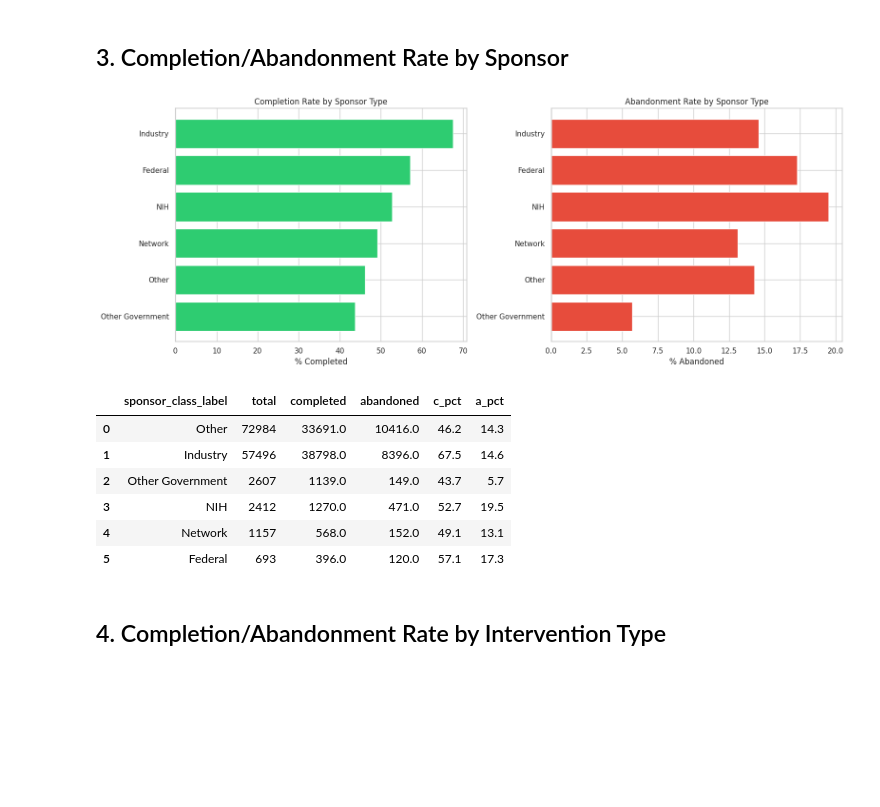
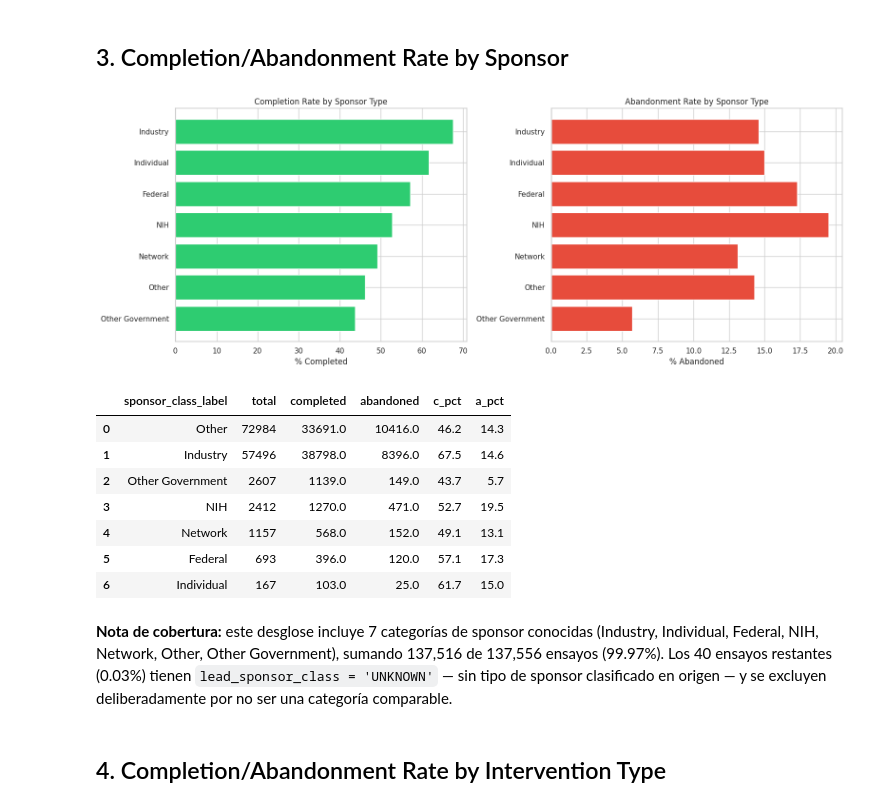
Before and after one commit to adriansoriacastellano/clinical_trials_analysis, a Jupyter notebook: notebooks/01_exploration_SLA.ipynb, the cells around one changed output. Cells and saved outputs as stored; diff of their text form; code cells hidden in the pictures; blank space fills up the shorter version.

```diff
--- a/notebooks/01_exploration_SLA.ipynb
+++ b/notebooks/01_exploration_SLA.ipynb
@@ -108,31 +108,31 @@ df_phase
 # %%
 df_sponsor = con.execute("""
     SELECT sp.sponsor_class_label, COUNT(*) AS total,
         SUM(CASE WHEN s.is_completed THEN 1 ELSE 0 END) AS completed,
         SUM(CASE WHEN s.is_abandoned THEN 1 ELSE 0 END) AS abandoned,
         ROUND(100.0 * SUM(CASE WHEN s.is_completed THEN 1 ELSE 0 END) / COUNT(*), 1) AS c_pct,
         ROUND(100.0 * SUM(CASE WHEN s.is_abandoned THEN 1 ELSE 0 END) / COUNT(*), 1) AS a_pct
     FROM main.fct_clinical_trials f
     JOIN main.dim_sponsor sp ON f.sponsor_id = sp.sponsor_id
     JOIN main.dim_status s ON f.status_id = s.status_id
-    WHERE sp.lead_sponsor_class IN ('INDUSTRY', 'NIH', 'OTHER', 'OTHER_GOV', 'NETWORK', 'FED')
+    WHERE sp.lead_sponsor_class IN ('INDUSTRY', 'NIH', 'OTHER', 'OTHER_GOV', 'NETWORK', 'FED', 'INDIV')
     GROUP BY sp.sponsor_class_label ORDER BY total DESC
 """).df()
 
 sp = df_sponsor.sort_values('c_pct', ascending=True)
 fig, (ax1, ax2) = plt.subplots(1, 2, figsize=(16, 6))
 ax1.barh(sp['sponsor_class_label'], sp['c_pct'], color='#2ecc71')
 ax1.set_title('Completion Rate by Sponsor Type')
 ax1.set_xlabel('% Completed')
 ax2.barh(sp['sponsor_class_label'], sp['a_pct'], color='#e74c3c')
 ax2.set_title('Abandonment Rate by Sponsor Type')
 ax2.set_xlabel('% Abandoned')
 plt.tight_layout()
 fig.savefig(CHARTS / "03_completion_by_sponsor.png", dpi=150, bbox_inches='tight')
 plt.show()
 df_sponsor
 # %% [output]
-[figure, old version]
+[figure, new version]
 |  | sponsor_class_label | total | completed | abandoned | c_pct | a_pct |
 | 0 | Other | 72984 | 33691.0 | 10416.0 | 46.2 | 14.3 |
 | 1 | Industry | 57496 | 38798.0 | 8396.0 | 67.5 | 14.6 |
@@ -140,6 +140,9 @@ df_sponsor
 | 3 | NIH | 2412 | 1270.0 | 471.0 | 52.7 | 19.5 |
 | 4 | Network | 1157 | 568.0 | 152.0 | 49.1 | 13.1 |
 | 5 | Federal | 693 | 396.0 | 120.0 | 57.1 | 17.3 |
+| 6 | Individual | 167 | 103.0 | 25.0 | 61.7 | 15.0 |
+# %% [markdown]
+**Nota de cobertura:** este desglose incluye 7 categorías de sponsor conocidas (Industry, Individual, Federal, NIH, Network, Other, Other Government), sumando 137,516 de 137,556 ensayos (99.97%). Los 40 ensayos restantes (0.03%) tienen `lead_sponsor_class = 'UNKNOWN'` — sin tipo de sponsor clasificado en origen — y se excluyen deliberadamente por no ser una categoría comparable.
 # %% [markdown]
 ## 4. Completion/Abandonment Rate by Intervention Type
 # %%
```
Also changed, not shown: 1 other file.
